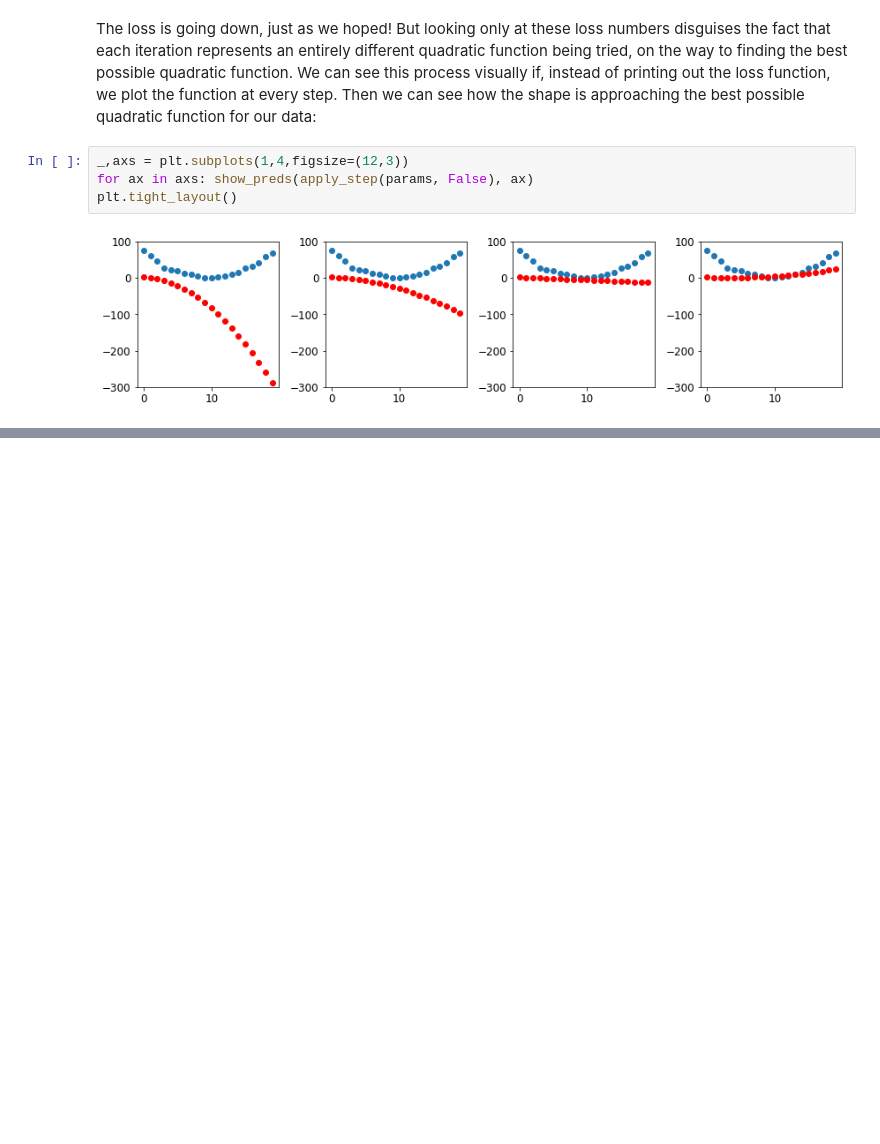
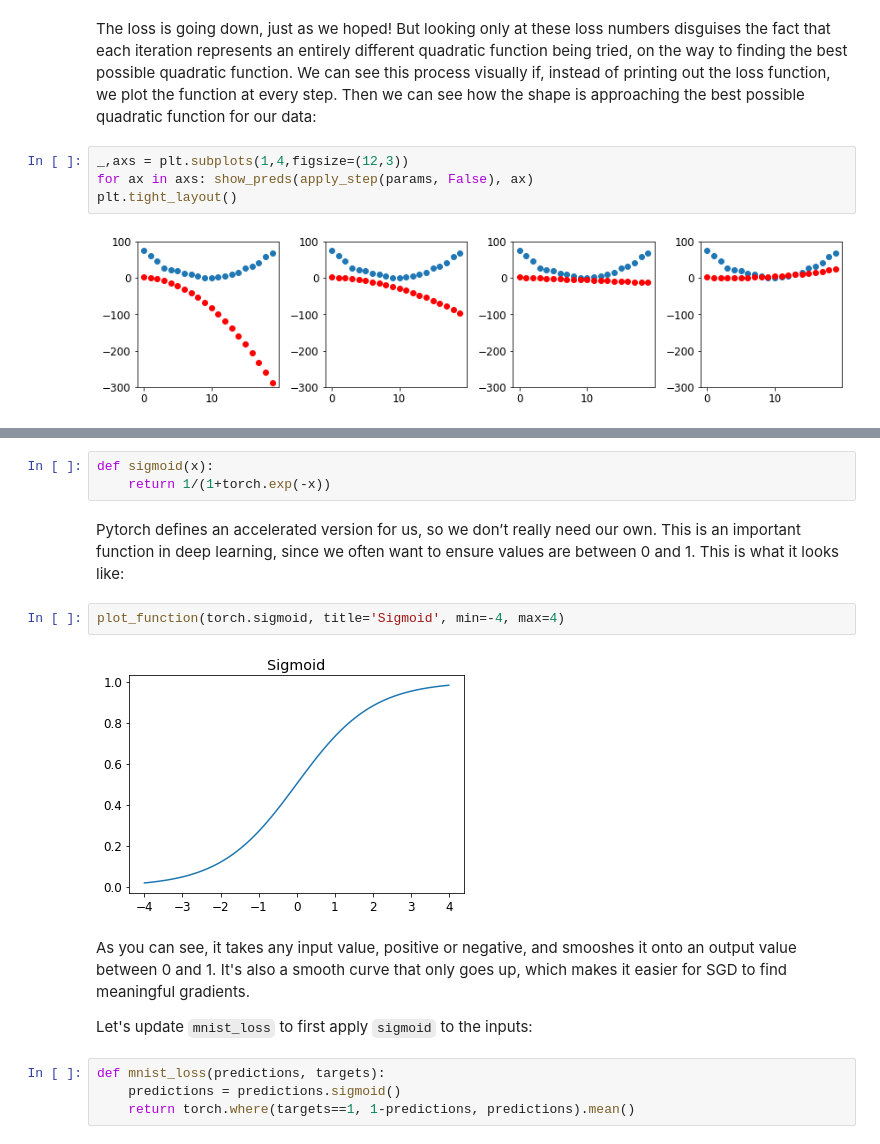
Before and after one commit to tdekelver-bd/Intro-to-DL-BD-2023, a Jupyter notebook: intro-dl-day1-2-mnist-deep-dive.ipynb, the cells around one changed output, grey strips where cells are left out. Saved outputs shown, nothing was run; the diff lists cells and outputs as text; blank space fills up the shorter version.

Commit message:
Kaggle Notebook | Intro_DL_Day1.2-MNIST-deep-dive | Version 8

```diff
--- a/intro-dl-day1-2-mnist-deep-dive.ipynb
+++ b/intro-dl-day1-2-mnist-deep-dive.ipynb
@@ -449,0 +708,17 @@ plt.tight_layout()
+# %%
+def sigmoid(x):
+    return 1/(1+torch.exp(-x))
+# %% [markdown]
+Pytorch defines an accelerated version for us, so we don’t really need our own. This is an important function in deep learning, since we often want to ensure values are between 0 and 1. This is what it looks like:
+# %%
+plot_function(torch.sigmoid, title='Sigmoid', min=-4, max=4)
+# %% [output]
+[figure, added]
+# %% [markdown]
+As you can see, it takes any input value, positive or negative, and smooshes it onto an output value between 0 and 1. It's also a smooth curve that only goes up, which makes it easier for SGD to find meaningful gradients.
+
+Let's update `mnist_loss` to first apply `sigmoid` to the inputs:
+# %%
+def mnist_loss(predictions, targets):
+    predictions = predictions.sigmoid()
+    return torch.where(targets==1, 1-predictions, predictions).mean()
```
Also changed, not shown: parts of 126 cells of this notebook.
